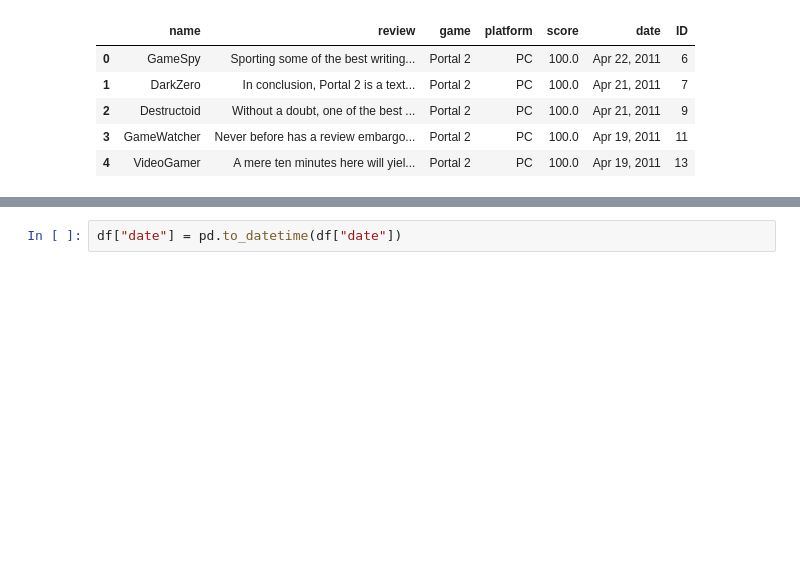
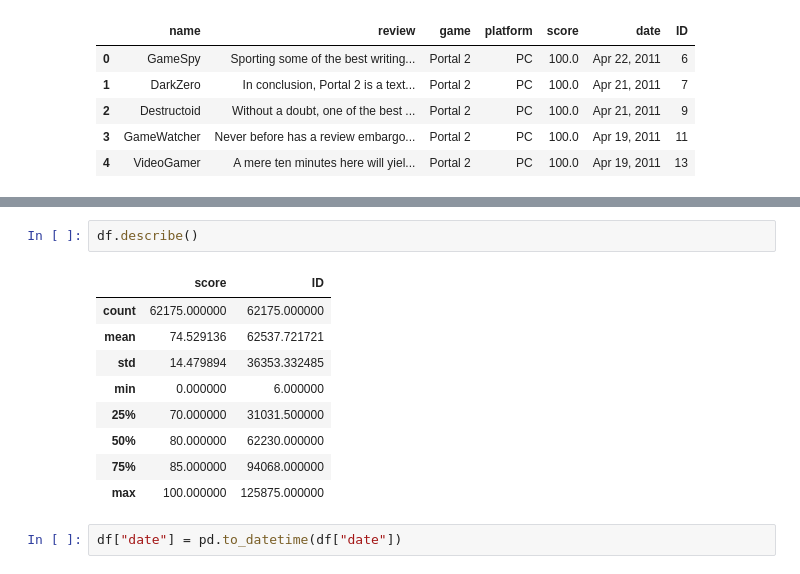
Before and after one commit to IMDxD/MLIsuct, a Jupyter notebook: fall2021/lecture9/text_processing.ipynb, the cells around one changed output, grey strips where cells are left out. Drawn from its saved outputs; the diff is of its cells as text; blank space fills up the shorter version.

```diff
--- a/fall2021/lecture9/text_processing.ipynb
+++ b/fall2021/lecture9/text_processing.ipynb
@@ -47,3 +66,15 @@ df.head()
+# %%
+df.describe()
+# %% [output]
+|  | score | ID |
+| count | 62175.000000 | 62175.000000 |
+| mean | 74.529136 | 62537.721721 |
+| std | 14.479894 | 36353.332485 |
+| min | 0.000000 | 6.000000 |
+| 25% | 70.000000 | 31031.500000 |
+| 50% | 80.000000 | 62230.000000 |
+| 75% | 85.000000 | 94068.000000 |
+| max | 100.000000 | 125875.000000 |
 # %%
 df["date"] = pd.to_datetime(df["date"])
 # %%
```
Also changed, not shown: parts of 51 cells of this notebook, 3 other files.
